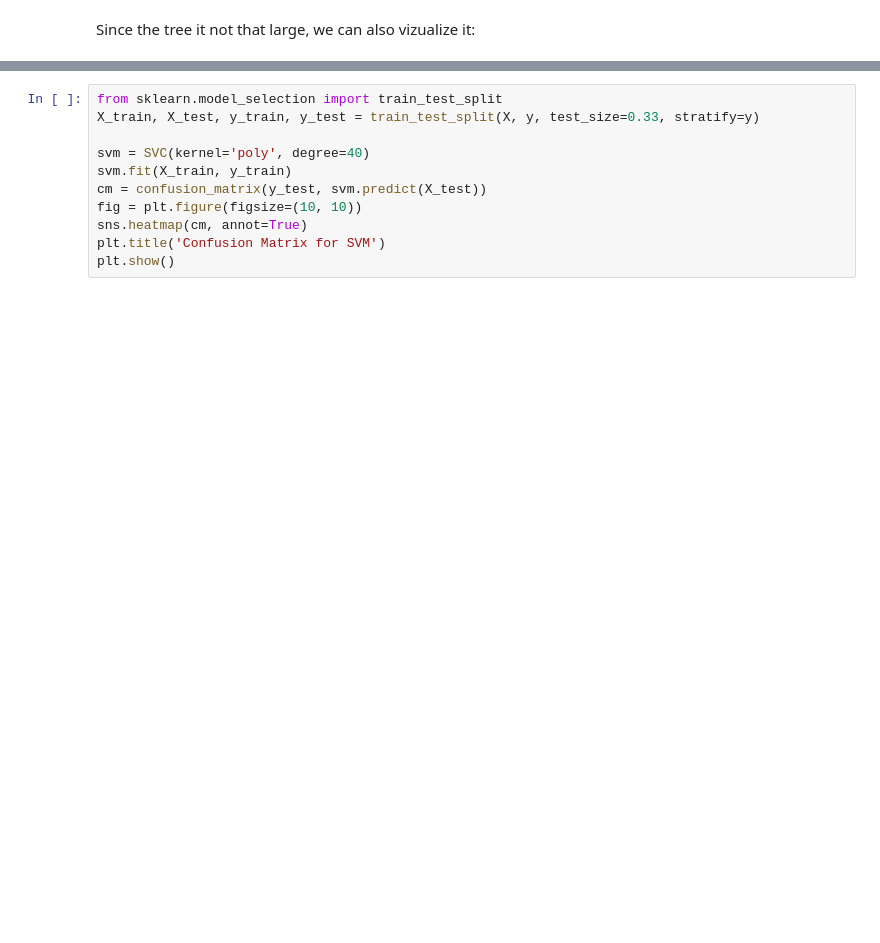
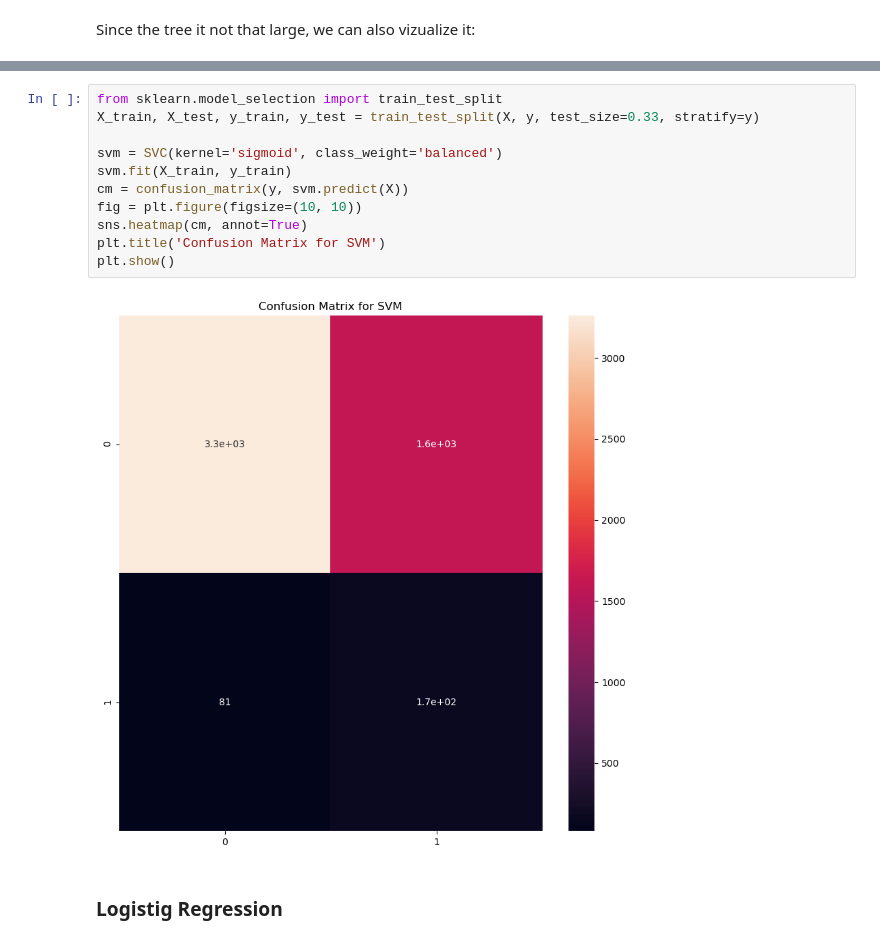
Before and after one commit to gabrysera/DataMining, a Jupyter notebook: DataMining_Marco_Gabriele.ipynb, the cells around one changed output, grey strips where cells are left out. Drawn from its saved outputs; the diff is of its cells as text; blank space fills up the shorter version.

```diff
--- a/DataMining_Marco_Gabriele.ipynb
+++ b/DataMining_Marco_Gabriele.ipynb
@@ -308,11 +306,15 @@ avg_scores.sort_values(by='test_recall test_accuracy test_roc_auc'.split(), asce
 # %%
 from sklearn.model_selection import train_test_split
 X_train, X_test, y_train, y_test = train_test_split(X, y, test_size=0.33, stratify=y)
 
-svm = SVC(kernel='poly', degree=40)
+svm = SVC(kernel='sigmoid', class_weight='balanced')
 svm.fit(X_train, y_train)
-cm = confusion_matrix(y_test, svm.predict(X_test))
+cm = confusion_matrix(y, svm.predict(X))
 fig = plt.figure(figsize=(10, 10))
 sns.heatmap(cm, annot=True)
 plt.title('Confusion Matrix for SVM')
 plt.show()
+# %% [output]
+[figure, added]
+# %% [markdown]
+### Logistig Regression
```
Also changed, not shown: parts of 14 cells of this notebook.
